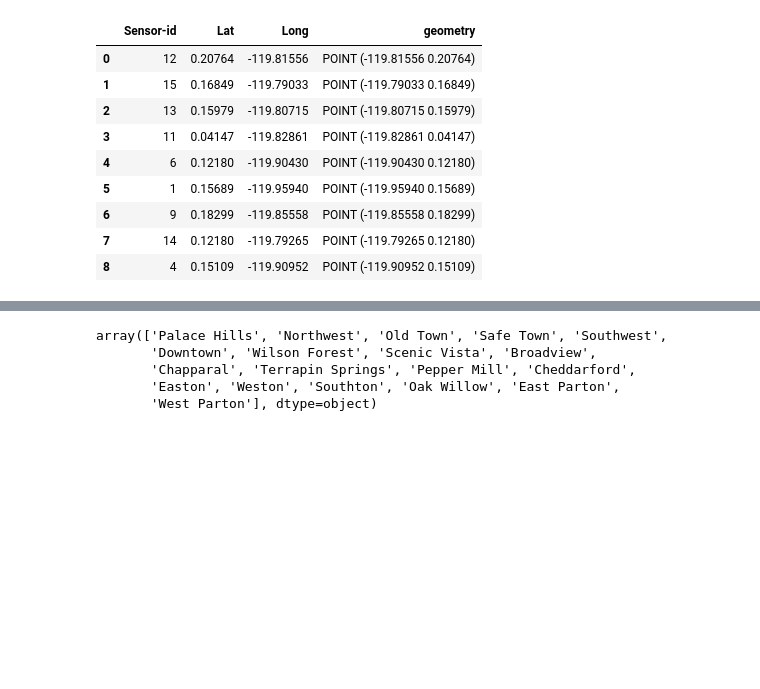
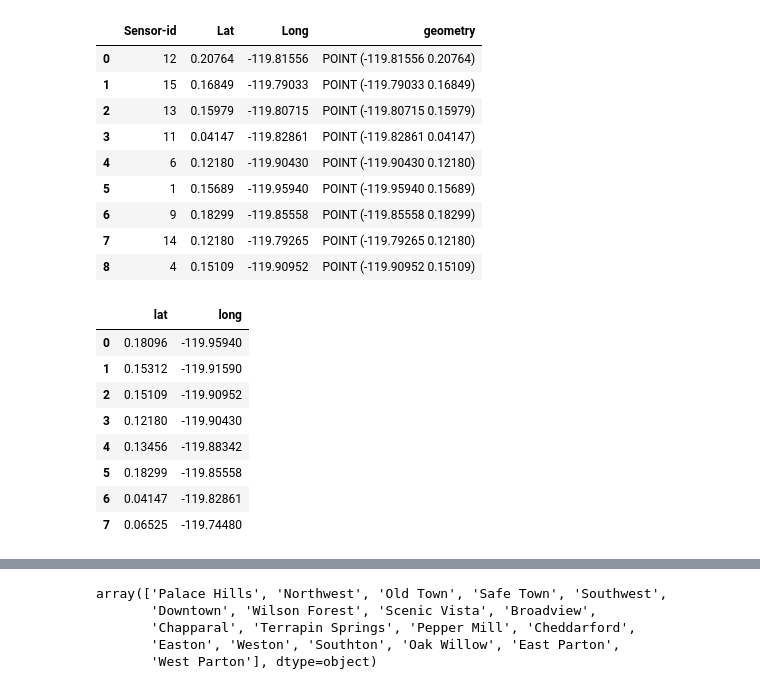
Before and after one commit to data-challengers/DC5, a Jupyter notebook: notebooks/create_basemap.ipynb, the cells around one changed output, grey strips where cells are left out. Cells and saved outputs as stored; diff of their text form; code cells hidden in the pictures; blank space fills up the shorter version.

```diff
--- a/notebooks/create_basemap.ipynb
+++ b/notebooks/create_basemap.ipynb
@@ -33,6 +33,18 @@ sensor_locations_gdf
 | 6 | 9 | 0.18299 | -119.85558 | POINT (-119.85558 0.18299) |
 | 7 | 14 | 0.12180 | -119.79265 | POINT (-119.79265 0.12180) |
 | 8 | 4 | 0.15109 | -119.90952 | POINT (-119.90952 0.15109) |
+# %%
+hospitals = pd.read_csv('../DC5-data/hospitals.csv')
+# %% [output]
+|  | lat | long |
+| 0 | 0.18096 | -119.95940 |
+| 1 | 0.15312 | -119.91590 |
+| 2 | 0.15109 | -119.90952 |
+| 3 | 0.12180 | -119.90430 |
+| 4 | 0.13456 | -119.88342 |
+| 5 | 0.18299 | -119.85558 |
+| 6 | 0.04147 | -119.82861 |
+| 7 | 0.06525 | -119.74480 |
 # %%
 # todo: discretize scale
 fig = go.Figure()
```
Also changed, not shown: parts of 1 cell of this notebook, 3 other files.
